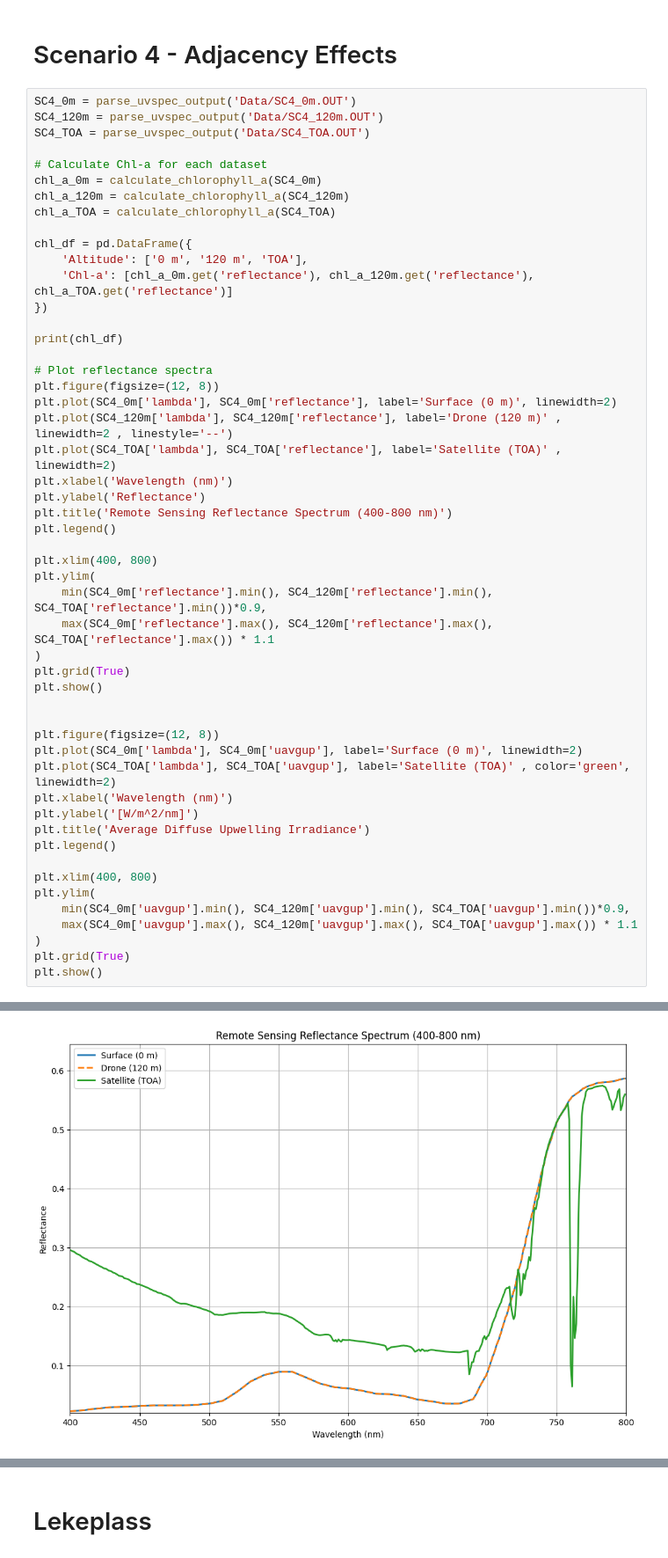
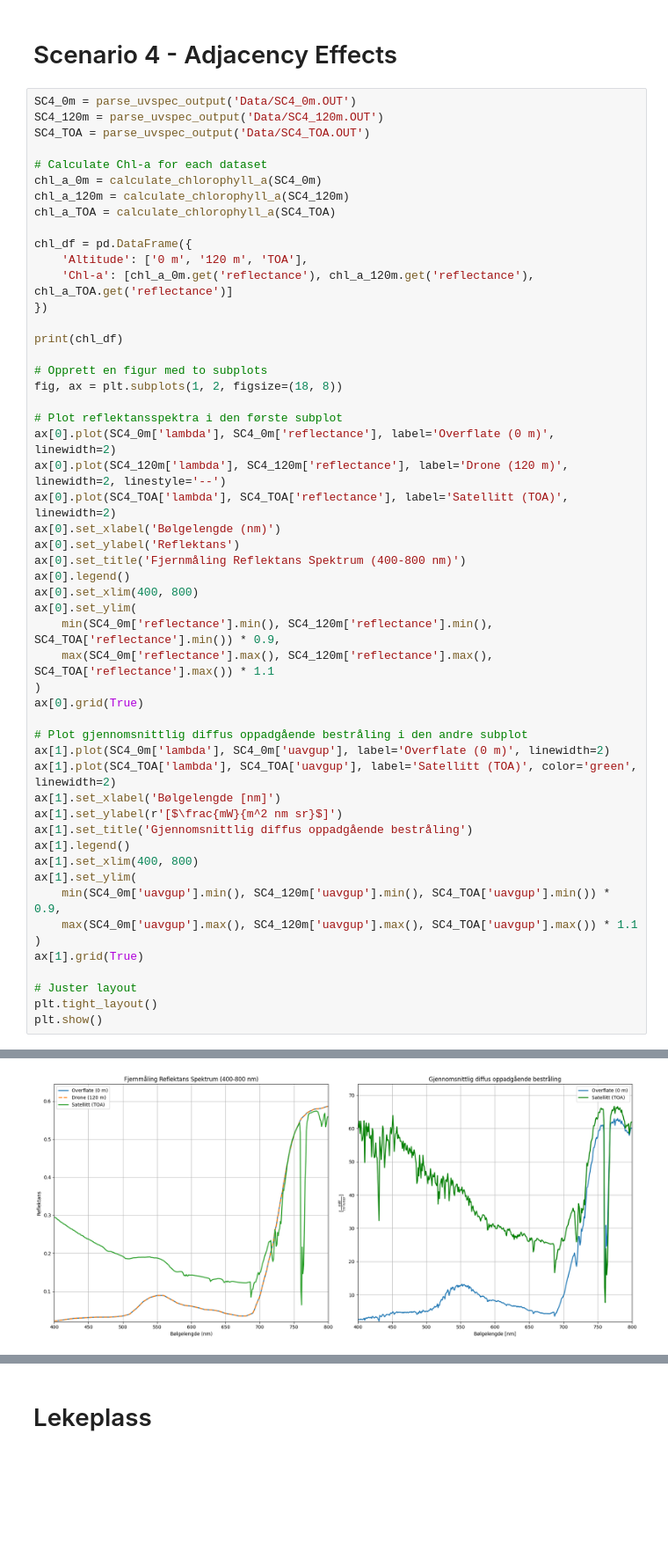
Before and after one commit to SkaugJr/TTK4265-OptiskFjernmaaling, a Jupyter notebook: Prosjekt2/RTM.ipynb, the cells around one changed output, grey strips where cells are left out. Shown at 88% size. Saved outputs shown, nothing was run; the diff lists cells and outputs as text; blank space fills up the shorter version.

```diff
--- a/Prosjekt2/RTM.ipynb
+++ b/Prosjekt2/RTM.ipynb
@@ -444,57 +443,58 @@ plt.show()
 # %%
 SC4_0m = parse_uvspec_output('Data/SC4_0m.OUT')
 SC4_120m = parse_uvspec_output('Data/SC4_120m.OUT')
 SC4_TOA = parse_uvspec_output('Data/SC4_TOA.OUT')
 
 # Calculate Chl-a for each dataset
 chl_a_0m = calculate_chlorophyll_a(SC4_0m)
 chl_a_120m = calculate_chlorophyll_a(SC4_120m)
 chl_a_TOA = calculate_chlorophyll_a(SC4_TOA)
 
 chl_df = pd.DataFrame({
     'Altitude': ['0 m', '120 m', 'TOA'],
     'Chl-a': [chl_a_0m.get('reflectance'), chl_a_120m.get('reflectance'), chl_a_TOA.get('reflectance')]
 })
 
 print(chl_df)
 
-# Plot reflectance spectra
-plt.figure(figsize=(12, 8))
-plt.plot(SC4_0m['lambda'], SC4_0m['reflectance'], label='Surface (0 m)', linewidth=2)
-plt.plot(SC4_120m['lambda'], SC4_120m['reflectance'], label='Drone (120 m)' , linewidth=2 , linestyle='--')
-plt.plot(SC4_TOA['lambda'], SC4_TOA['reflectance'], label='Satellite (TOA)' , linewidth=2)
-plt.xlabel('Wavelength (nm)')
-plt.ylabel('Reflectance')
-plt.title('Remote Sensing Reflectance Spectrum (400-800 nm)')
-plt.legend()
+# Opprett en figur med to subplots
+fig, ax = plt.subplots(1, 2, figsize=(18, 8))
 
-plt.xlim(400, 800)
-plt.ylim(
-    min(SC4_0m['reflectance'].min(), SC4_120m['reflectance'].min(), SC4_TOA['reflectance'].min())*0.9,
+# Plot reflektansspektra i den første subplot
+ax[0].plot(SC4_0m['lambda'], SC4_0m['reflectance'], label='Overflate (0 m)', linewidth=2)
+ax[0].plot(SC4_120m['lambda'], SC4_120m['reflectance'], label='Drone (120 m)', linewidth=2, linestyle='--')
+ax[0].plot(SC4_TOA['lambda'], SC4_TOA['reflectance'], label='Satellitt (TOA)', linewidth=2)
+ax[0].set_xlabel('Bølgelengde (nm)')
+ax[0].set_ylabel('Reflektans')
+ax[0].set_title('Fjernmåling Reflektans Spektrum (400-800 nm)')
+ax[0].legend()
+ax[0].set_xlim(400, 800)
+ax[0].set_ylim(
+    min(SC4_0m['reflectance'].min(), SC4_120m['reflectance'].min(), SC4_TOA['reflectance'].min()) * 0.9,
     max(SC4_0m['reflectance'].max(), SC4_120m['reflectance'].max(), SC4_TOA['reflectance'].max()) * 1.1
 )
-plt.grid(True)
-plt.show()
+ax[0].grid(True)
 
-
-plt.figure(figsize=(12, 8))
-plt.plot(SC4_0m['lambda'], SC4_0m['uavgup'], label='Surface (0 m)', linewidth=2)
-plt.plot(SC4_TOA['lambda'], SC4_TOA['uavgup'], label='Satellite (TOA)' , color='green', linewidth=2)
-plt.xlabel('Wavelength (nm)')
-plt.ylabel('[W/m^2/nm]')
-plt.title('Average Diffuse Upwelling Irradiance')
-plt.legend()
-
-plt.xlim(400, 800)
-plt.ylim(
-    min(SC4_0m['uavgup'].min(), SC4_120m['uavgup'].min(), SC4_TOA['uavgup'].min())*0.9,
+# Plot gjennomsnittlig diffus oppadgående bestråling i den andre subplot
+ax[1].plot(SC4_0m['lambda'], SC4_0m['uavgup'], label='Overflate (0 m)', linewidth=2)
+ax[1].plot(SC4_TOA['lambda'], SC4_TOA['uavgup'], label='Satellitt (TOA)', color='green', linewidth=2)
+ax[1].set_xlabel('Bølgelengde [nm]')
+ax[1].set_ylabel(r'[$\frac{mW}{m^2 nm sr}$]')
+ax[1].set_title('Gjennomsnittlig diffus oppadgående bestråling')
+ax[1].legend()
+ax[1].set_xlim(400, 800)
+ax[1].set_ylim(
+    min(SC4_0m['uavgup'].min(), SC4_120m['uavgup'].min(), SC4_TOA['uavgup'].min()) * 0.9,
     max(SC4_0m['uavgup'].max(), SC4_120m['uavgup'].max(), SC4_TOA['uavgup'].max()) * 1.1
 )
-plt.grid(True)
+ax[1].grid(True)
+
+# Juster layout
+plt.tight_layout()
 plt.show()
 # %% [output]
   Altitude       Chl-a
 0      0 m  453.624858
 1    120 m  453.624858
 2      TOA   75.442210
-[figure, old version]
+[figure, new version]
```
Also changed, not shown: parts of 4 cells of this notebook.
